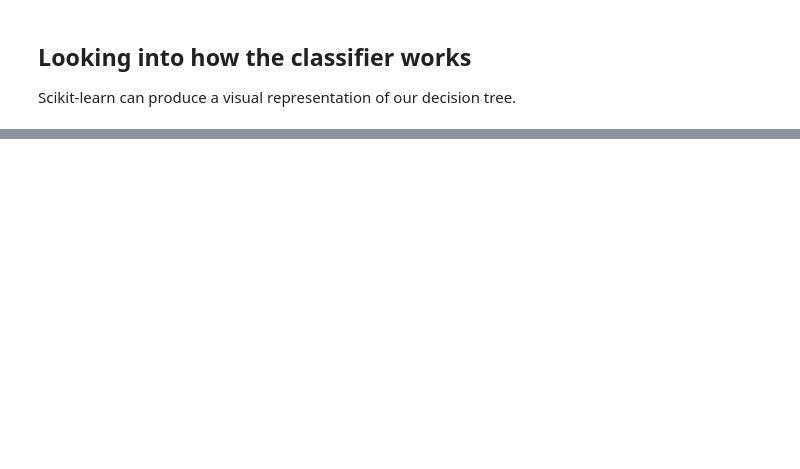
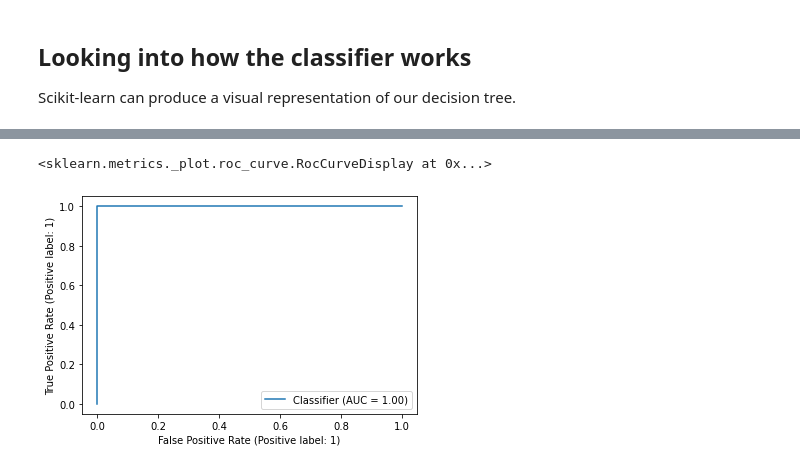
Before and after one commit to rjzak/cmsc-210, a Jupyter notebook: cmsc_210/examples/lecture_27/notebooks/DecisionTreeClassification.ipynb, the cells around one changed output, grey strips where cells are left out. Saved outputs shown, nothing was run; the diff lists cells and outputs as text; code cells hidden in the pictures; blank space fills up the shorter version.

```diff
--- a/cmsc_210/examples/lecture_27/notebooks/DecisionTreeClassification.ipynb
+++ b/cmsc_210/examples/lecture_27/notebooks/DecisionTreeClassification.ipynb
@@ -119,0 +148,9 @@ graph
+# %%
+from sklearn.metrics import RocCurveDisplay
+
+predicted_labels = classifier.predict_proba(test_set_features)[:, 1]
+
+RocCurveDisplay.from_predictions(test_set_lables, predicted_labels)
+# %% [output]
+<sklearn.metrics._plot.roc_curve.RocCurveDisplay at 0x...>
+[figure, added]
```
Also changed, not shown: parts of 11 cells of this notebook, 13 other files.
